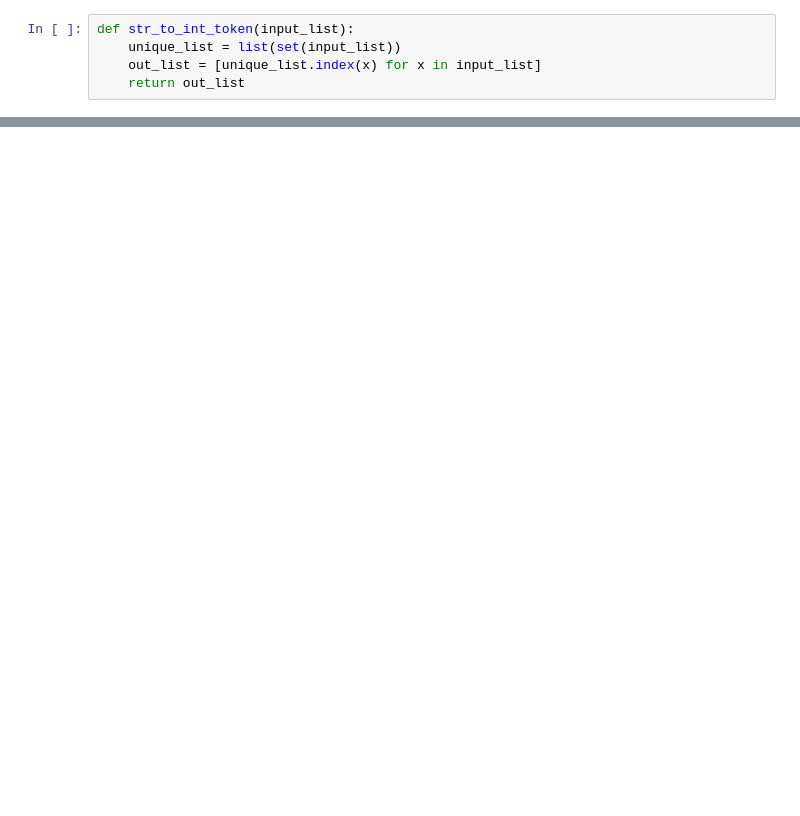
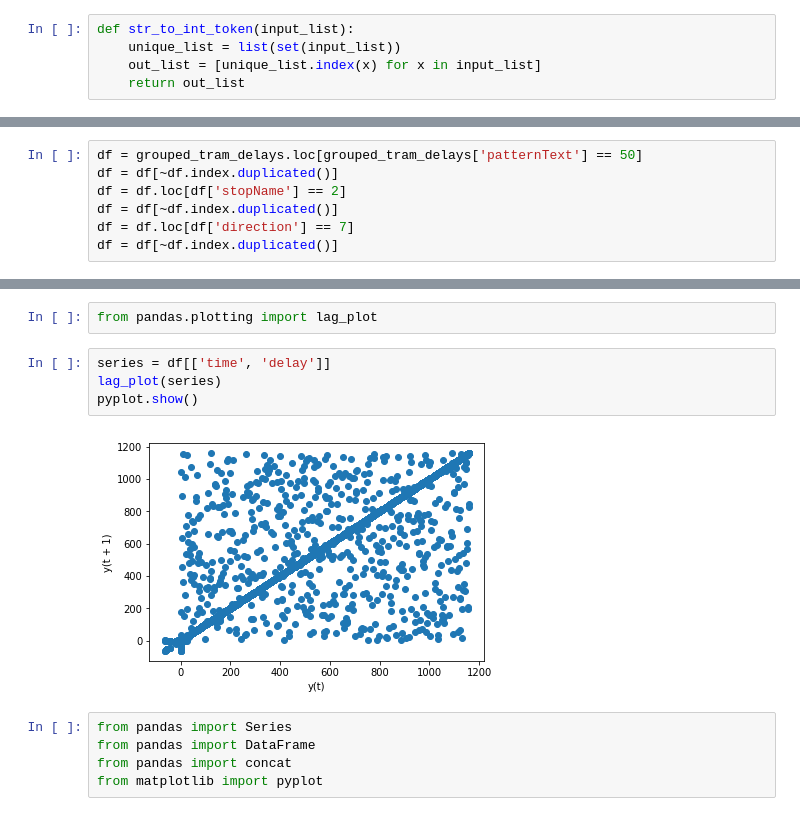
Before and after one commit to krzychuwr1/ttssApiDataDownloader, a Jupyter notebook: ED.ipynb, the cells around one changed output, grey strips where cells are left out. Saved outputs shown, nothing was run; the diff lists cells and outputs as text; blank space fills up the shorter version.

```diff
--- a/ED.ipynb
+++ b/ED.ipynb
@@ -155,0 +148,7 @@ Modeling RMSLE 3.17319
+# %%
+df = grouped_tram_delays.loc[grouped_tram_delays['patternText'] == 50]
+df = df[~df.index.duplicated()]
+df = df.loc[df['stopName'] == 2]
+df = df[~df.index.duplicated()]
+df = df.loc[df['direction'] == 7]
+df = df[~df.index.duplicated()]
@@ -155,0 +176,13 @@ Modeling RMSLE 3.17319
+# %%
+from pandas.plotting import lag_plot
+# %%
+series = df[['time', 'delay']]
+lag_plot(series)
+pyplot.show()
+# %% [output]
+[figure, added]
+# %%
+from pandas import Series
+from pandas import DataFrame
+from pandas import concat
+from matplotlib import pyplot
```
Also changed, not shown: parts of 16 cells of this notebook.
